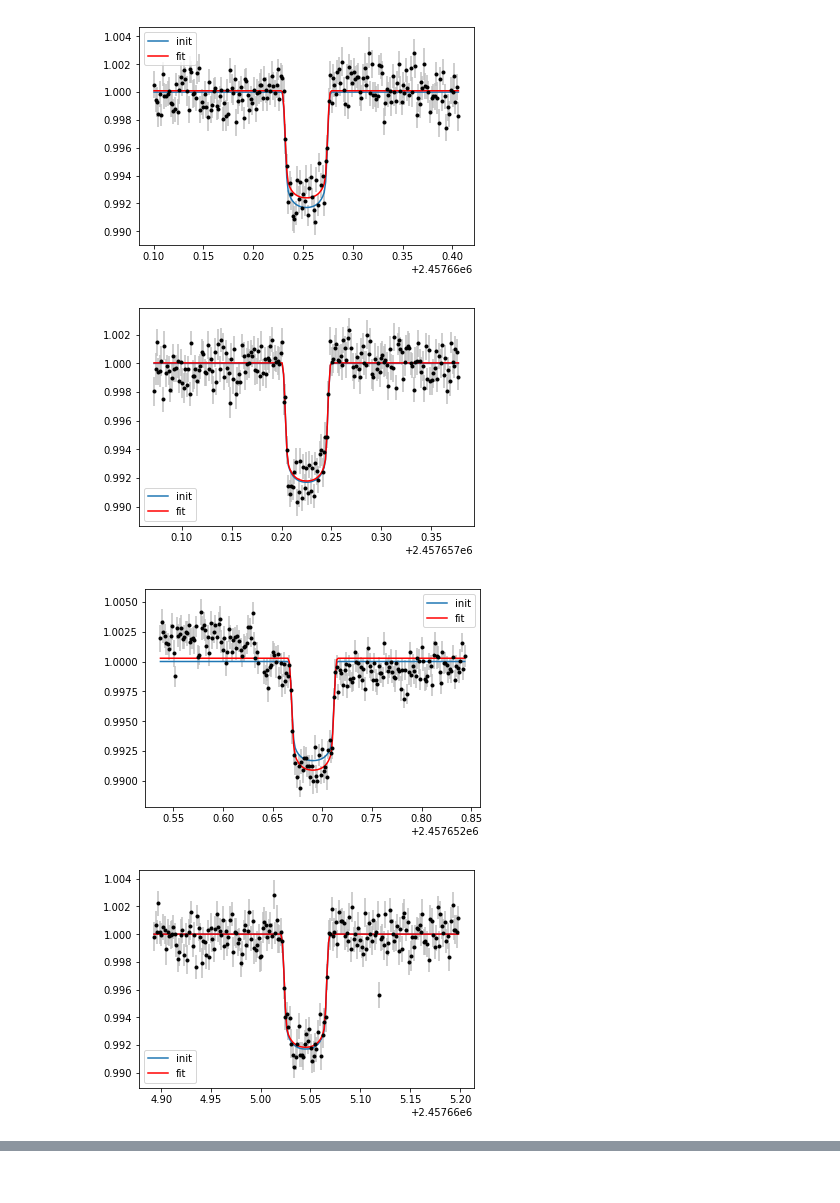
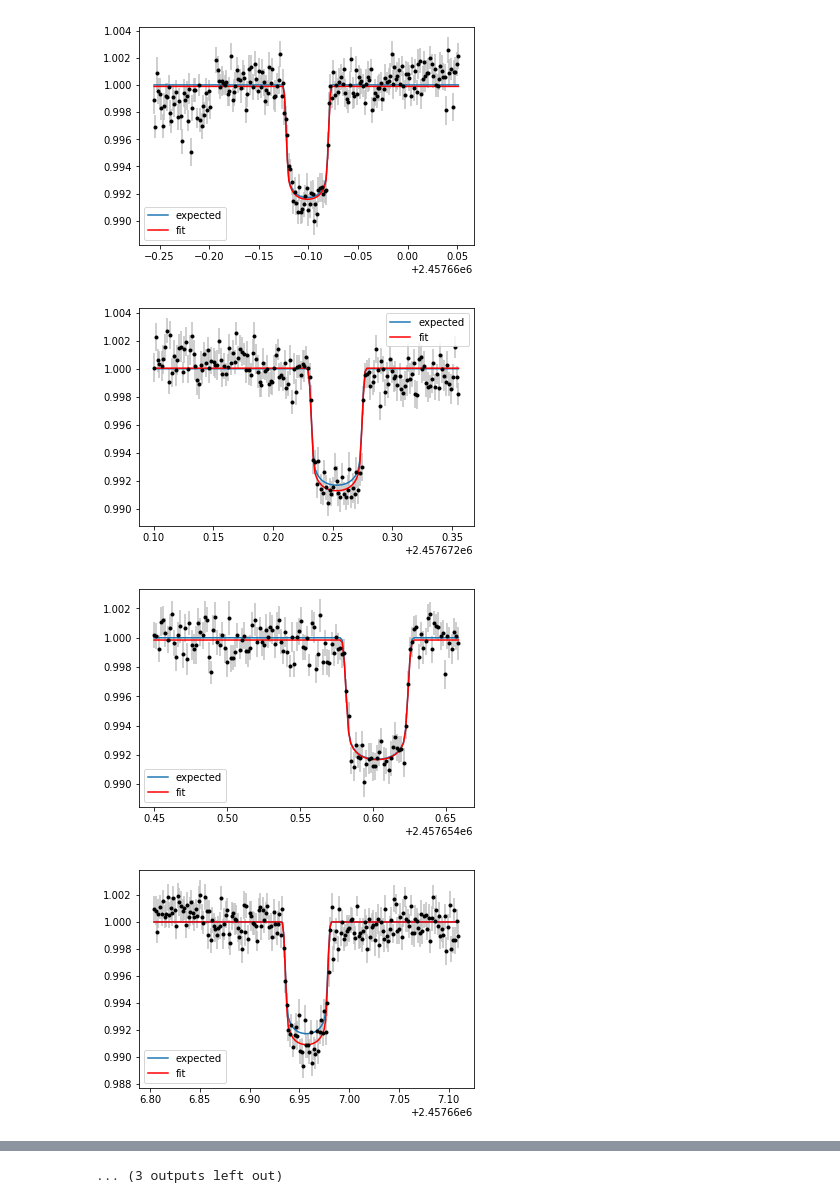
Before and after one commit to bmorris3/trappist1g_spots, a Jupyter notebook: injected_transits.ipynb, the cells around one changed output, grey strips where cells are left out. Cells and saved outputs as stored; diff of their text form; code cells hidden in the pictures.

```diff
--- a/injected_transits.ipynb
+++ b/injected_transits.ipynb
@@ -26,7 +26,7 @@ def chi2(p, times, fluxes, errors, params):
 depths = []
 
 counter = -1
-for i in np.random.rand(100):
+for i in np.random.rand(1000):
     counter += 1
     g = trappist1('g')
     g.t0 += i * g.per
@@ -61,7 +61,7 @@ for i in np.random.rand(100):
         if counter < 10:
             plt.figure()
             plt.errorbar(chunk_time, chunk_flux, chunk_err, fmt='.', color='k', ecolor='silver')
-            plt.plot(chunk_time, transit_model(chunk_time, g), color='C0', label='init')
+            plt.plot(chunk_time, transit_model(chunk_time, g), color='C0', label='expected')
             plt.plot(chunk_time, depth_model(result, chunk_time, g), color='r', label='fit')
             plt.legend()
 # %% [output]
@@ -75,4 +75,4 @@ for i in np.random.rand(100):
-[figure, old version]
+[figure, new version]
-[figure, old version]
+[figure, new version]
-[figure, old version]
+[figure, new version]
-[figure, old version]
+[figure, new version]
@@ -80,0 +80 @@ for i in np.random.rand(100):
+... (3 outputs left out)
```
Also changed, not shown: parts of 3 cells of this notebook.
